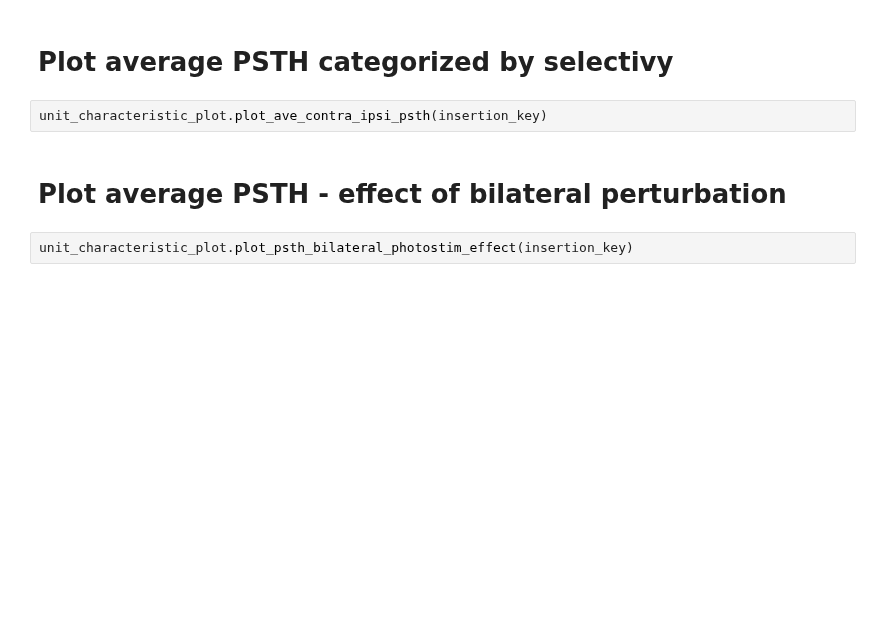
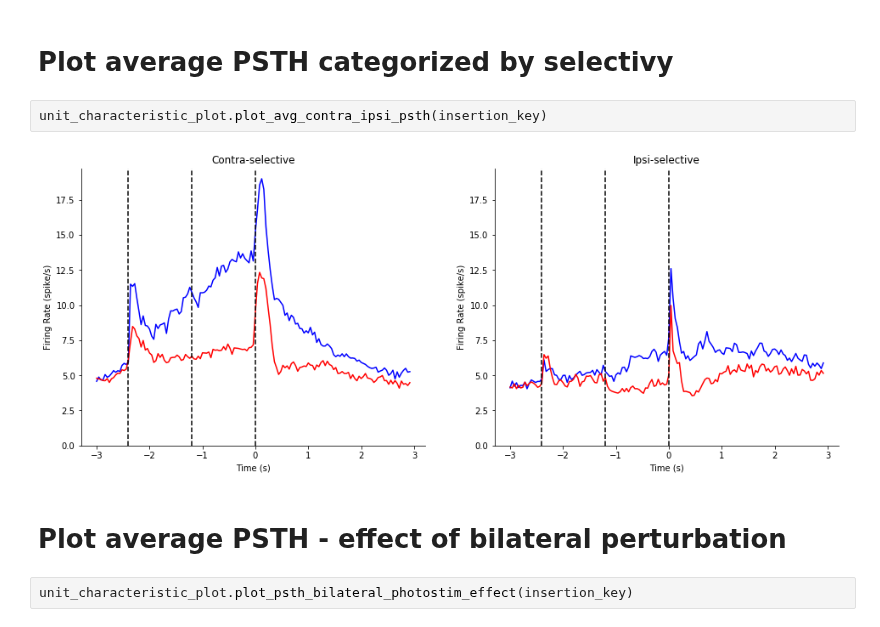
Before and after one commit to mesoscale-activity-map/map-ephys, a Jupyter notebook: notebook/plot_unit_metrics.ipynb, the cells around one changed output. Drawn from its saved outputs; the diff is of its cells as text; blank space fills up the shorter version.

```diff
--- a/notebook/plot_unit_metrics.ipynb
+++ b/notebook/plot_unit_metrics.ipynb
@@ -55,7 +53,9 @@ unit_characteristic_plot.plot_stacked_contra_ipsi_psth(insertion_key)
 # %% [markdown]
 # Plot average PSTH categorized by selectivy
 # %%
-unit_characteristic_plot.plot_ave_contra_ipsi_psth(insertion_key)
+unit_characteristic_plot.plot_avg_contra_ipsi_psth(insertion_key)
+# %% [output]
+[figure, added]
 # %% [markdown]
 # Plot average PSTH - effect of bilateral perturbation
 # %%
```
Also changed, not shown: parts of 9 cells of this notebook, 1 other file.
